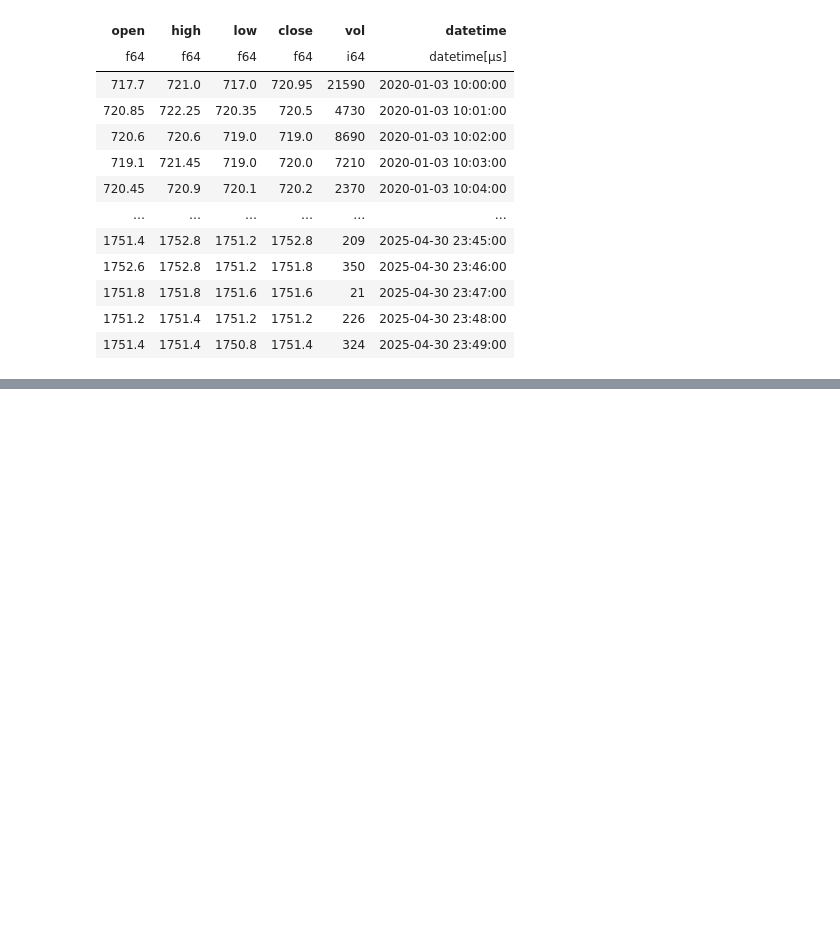
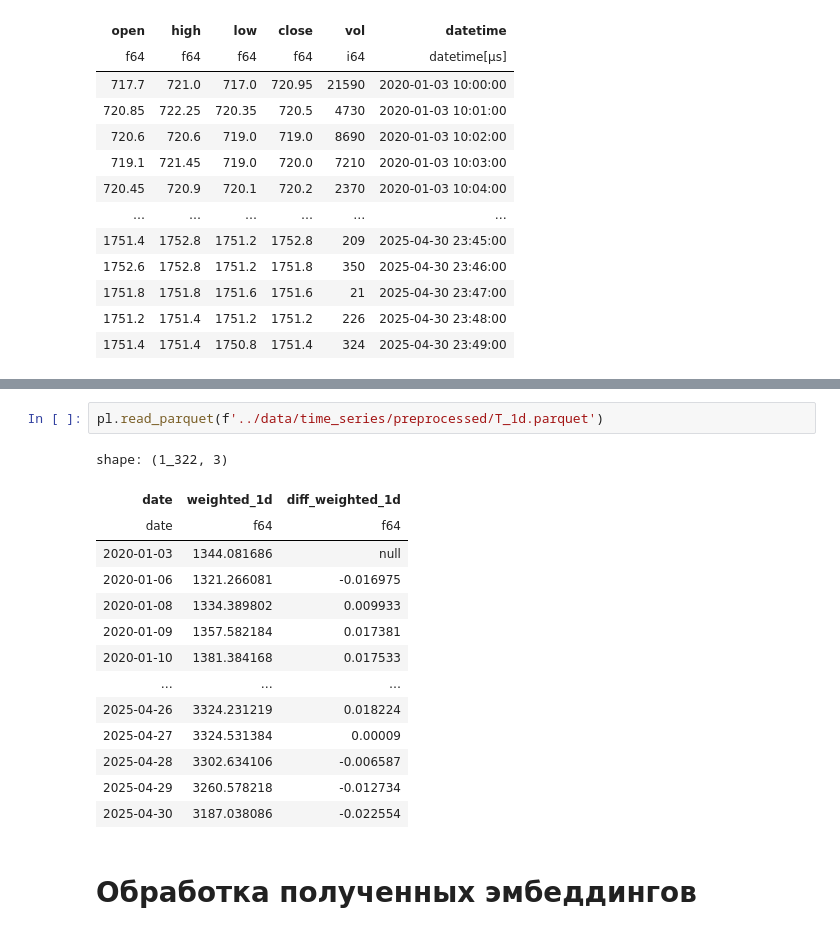
Before and after one commit to BorisenkoGeorgy/Stock_forecast_with_investors_sentiment, a Jupyter notebook: notebooks/preprocessing.ipynb, the cells around one changed output, grey strips where cells are left out. Cells and saved outputs as stored; diff of their text form; blank space fills up the shorter version.

```diff
--- a/notebooks/preprocessing.ipynb
+++ b/notebooks/preprocessing.ipynb
@@ -211,0 +226,19 @@ shape: (994_111, 6)
+# %%
+pl.read_parquet(f'../data/time_series/preprocessed/T_1d.parquet')
+# %% [output]
+shape: (1_322, 3)
+| date | weighted_1d | diff_weighted_1d |
+| date | f64 | f64 |
+| 2020-01-03 | 1344.081686 | null |
+| 2020-01-06 | 1321.266081 | -0.016975 |
+| 2020-01-08 | 1334.389802 | 0.009933 |
+| 2020-01-09 | 1357.582184 | 0.017381 |
+| 2020-01-10 | 1381.384168 | 0.017533 |
+| … | … | … |
+| 2025-04-26 | 3324.231219 | 0.018224 |
+| 2025-04-27 | 3324.531384 | 0.00009 |
+| 2025-04-28 | 3302.634106 | -0.006587 |
+| 2025-04-29 | 3260.578218 | -0.012734 |
+| 2025-04-30 | 3187.038086 | -0.022554 |
+# %% [markdown]
+# Обработка полученных эмбеддингов
```
Also changed, not shown: parts of 10 cells of this notebook.
